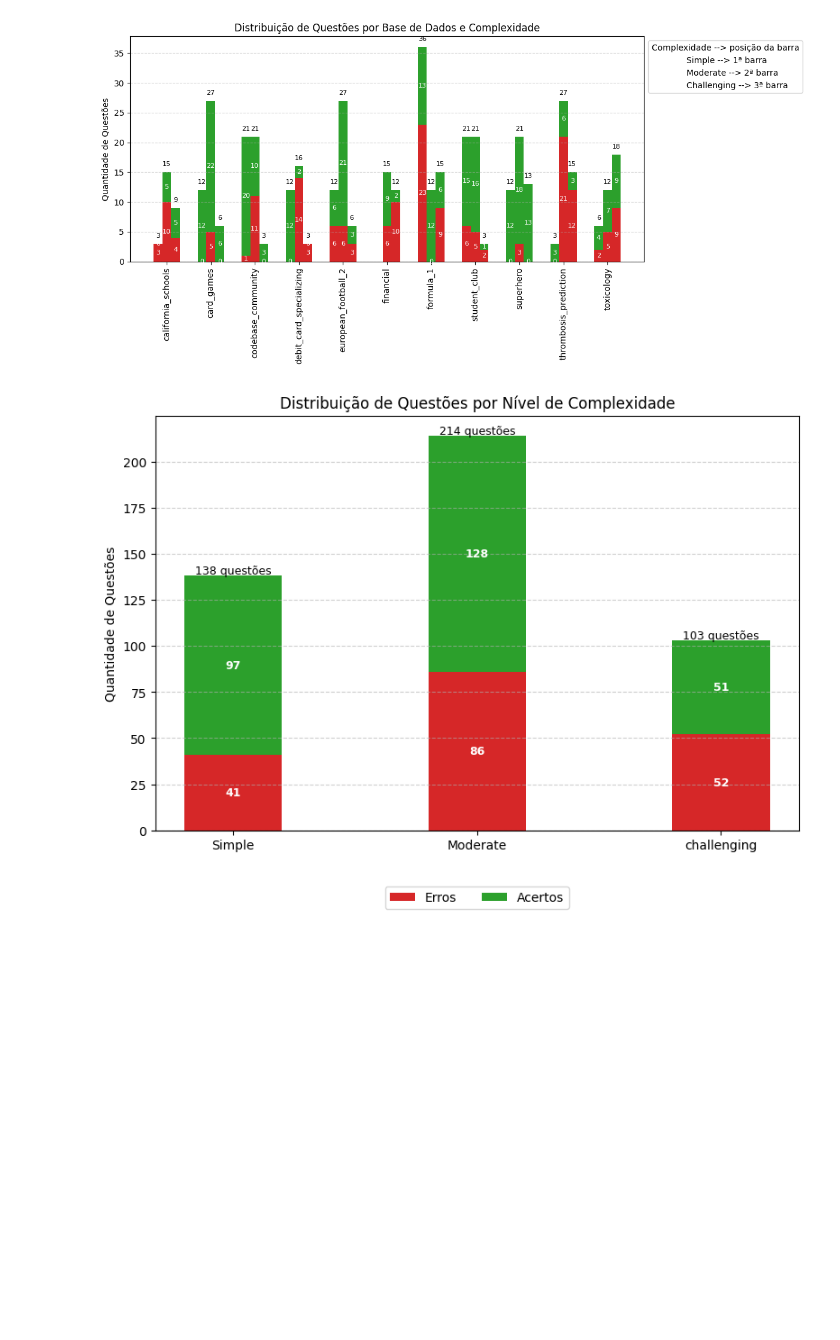
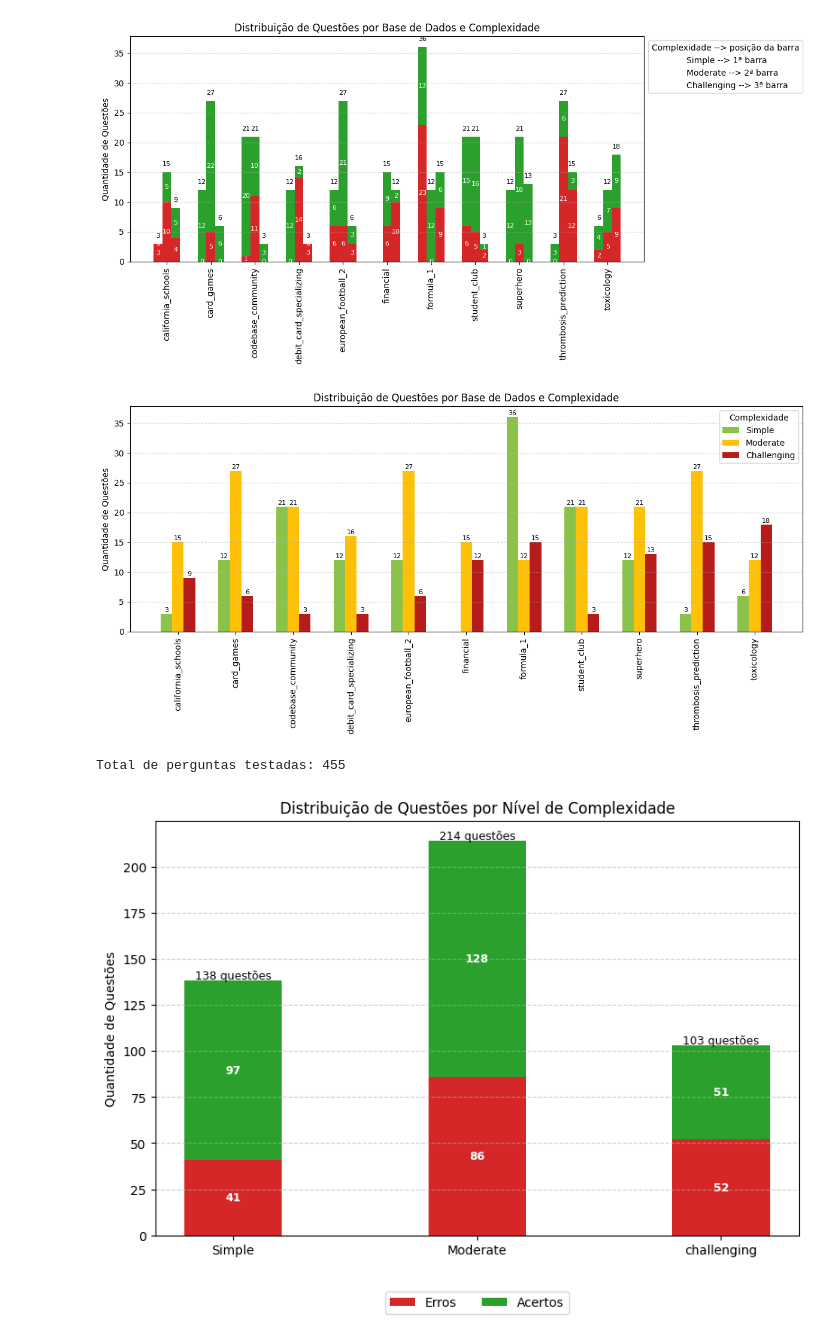
Before and after one commit to betomansur/E-SQL-CERTO2, a Jupyter notebook: E_SQL/graficos.ipynb, the cells around one changed output. Cells and saved outputs as stored; diff of their text form; code cells hidden in the pictures; blank space fills up the shorter version.

```diff
--- a/E_SQL/graficos.ipynb
+++ b/E_SQL/graficos.ipynb
@@ -789,3 +789,74 @@ plt.tight_layout()
 plt.show()
 # %% [output]
 [figure]
+# %%
+import json
+import glob
+import numpy as np
+import matplotlib.pyplot as plt
+from collections import defaultdict
+
+# Dificuldades e cores definidas
+dificuldades = ["Simple", "Moderate", "Challenging"]
+dificuldades_raw = [d.lower() for d in dificuldades]
+
+cores_dificuldade = {
+    "Simple": "#8bc34a",
+    "Moderate": "#ffc107",
+    "Challenging": "#b71c1c"
+}
+
+# Estrutura para contagem: dificuldade -> db_id -> count
+totais = {dif: defaultdict(int) for dif in dificuldades_raw}
+
+# Coleta dos predictions.json
+predictions_files = glob.glob("results/**/predictions.json", recursive=True)
+
+for caminho in predictions_files:
+    with open(caminho, "r", encoding="utf-8") as f:
+        dados = json.load(f)
+
+    for item in dados:
+        db = item.get("db_id")
+        dif = item.get("difficulty")
+        if db and dif in dificuldades_raw:
+            totais[dif][db] += 1
+
+# Todas as bases únicas
+dbs = sorted(set(db for dif in dificuldades_raw for db in totais[dif]))
+
+# Dados para plotagem
+x = np.arange(len(dbs))
+largura = 0.2
+
+plt.figure(figsize=(max(12, len(dbs) * 0.6), 6))
+
+for i, dif_cap in enumerate(dificuldades):
+    dif = dif_cap.lower()
+    counts = [totais[dif][db] for db in dbs]
+    pos = x + (i - 1) * largura
+    plt.bar(pos, counts, width=largura, color=cores_dificuldade[dif_cap], label=dif_cap)
+
+    # Rótulo com valor
+    for xi, count in zip(pos, counts):
+        if count > 0:
+            plt.text(xi, count + 0.3, str(count), ha='center', fontsize=8)
+
+# Estilo do gráfico
+plt.xticks(x, dbs, rotation=90)
+plt.ylabel("Quantidade de Questões")
+plt.title("Distribuição de Questões por Base de Dados e Complexidade")
+plt.grid(axis='y', linestyle='--', alpha=0.6)
+plt.legend(title="Complexidade")
+
+plt.tight_layout()
+plt.show()
+
+# Soma total de perguntas
+total_geral = sum(
+    count for dif in totais.values() for count in dif.values()
+)
+print(f"Total de perguntas testadas: {total_geral}")
+# %% [output]
+[figure, added]
+Total de perguntas testadas: 455
```
Also changed, not shown: parts of 5 cells of this notebook.
